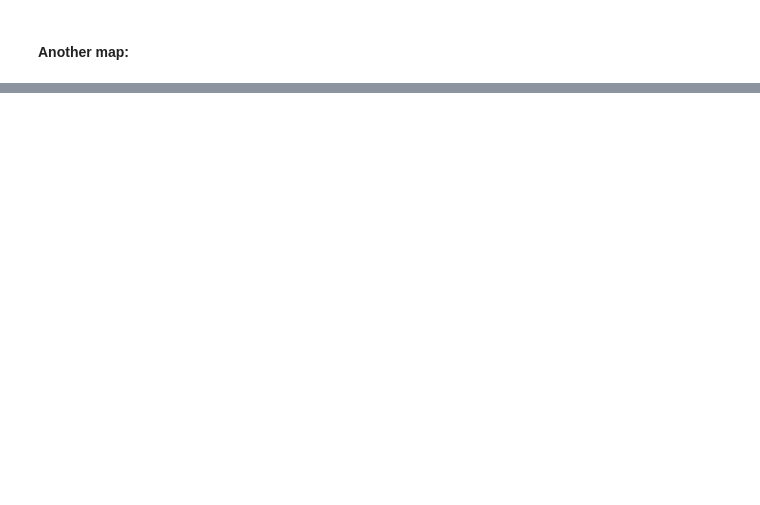
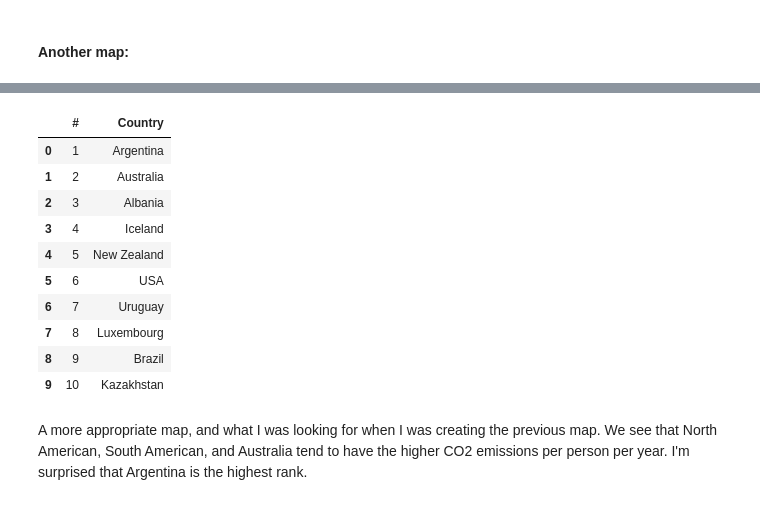
Before and after one commit to vincent-lao/carbon-footprint, a Jupyter notebook: code/eda/food-nu3-data-cleaning-eda.ipynb, the cells around one changed output, grey strips where cells are left out. Saved outputs shown, nothing was run; the diff lists cells and outputs as text; code cells hidden in the pictures; blank space fills up the shorter version.

```diff
--- a/code/eda/food-nu3-data-cleaning-eda.ipynb
+++ b/code/eda/food-nu3-data-cleaning-eda.ipynb
@@ -28,15 +28,15 @@ This dataset is from [nu3](https://www.nu3.de/blogs/nutrition/food-carbon-footpr
 First, we grab the raw html from the website, and clean up the data to put it in a readable format.
 # %%
 # https://www.nu3.de/blogs/nutrition/food-carbon-footprint-index-2018
-food = pd.read_html("https://www.nu3.de/blogs/nutrition/food-carbon-footprint-index-2018")[0]
-food = food.droplevel([0,1], axis=1)
+data = pd.read_html("https://www.nu3.de/blogs/nutrition/food-carbon-footprint-index-2018")[0]
+data = data.droplevel([0,1], axis=1)
 columns = ['#', 'Country', 'porksupply', 'porkco2', 'chickensupply', 'chickenco2', 'beefsupply', 'beefco2', 'lambsupply', 'lambco2',
            'fishsupply', 'fishco2', 'eggsupply', 'eggco2', 'milkcheesesupply', 'milkcheeseco2', 'totalanimalco2',
            'wheatprodsupply', 'wheatprodco2', 'ricesupply', 'riceco2', 'soybeansupply', 'soybeanco2',
            'nutssupply', 'nutsco2', 'totalnonanimalco2', 'difftotalco2']
 
-food.rename(columns=dict(zip(food.columns, columns)), inplace=True)
-food.head()
+data.rename(columns=dict(zip(data.columns, columns)), inplace=True)
+data.head()
 # %% [output]
 |  | # | Country | porksupply | porkco2 | chickensupply | chickenco2 | beefsupply | beefco2 | lambsupply | ... |
 | 0 | 1 | Argentina | 10.51 | 37.20 | 38.66 | 41.53 | 55.48 | 1712.00 | 1.56 | ... |
@@ -338,0 +398,17 @@ from  import function
+# %%
+# top 10 highest CO2 emissions per person per year according to our data
+data.iloc[0:10, 0:2]
+# %% [output]
+|  | # | Country |
+| 0 | 1 | Argentina |
+| 1 | 2 | Australia |
+| 2 | 3 | Albania |
+| 3 | 4 | Iceland |
+| 4 | 5 | New Zealand |
+| 5 | 6 | USA |
+| 6 | 7 | Uruguay |
+| 7 | 8 | Luxembourg |
+| 8 | 9 | Brazil |
+| 9 | 10 | Kazakhstan |
+# %% [markdown]
+A more appropriate map, and what I was looking for when I was creating the previous map. We see that North American, South American, and Australia tend to have the higher CO2 emissions per person per year. I'm surprised that Argentina is the highest rank.
```
Also changed, not shown: parts of 20 cells of this notebook, 2 other files.
